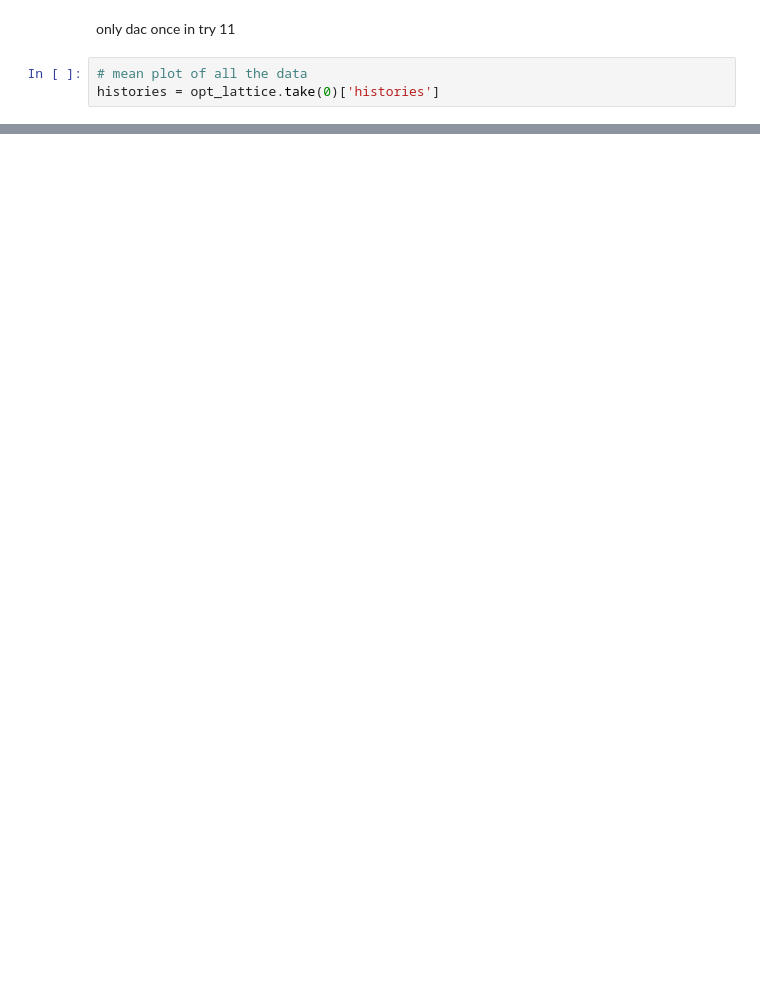
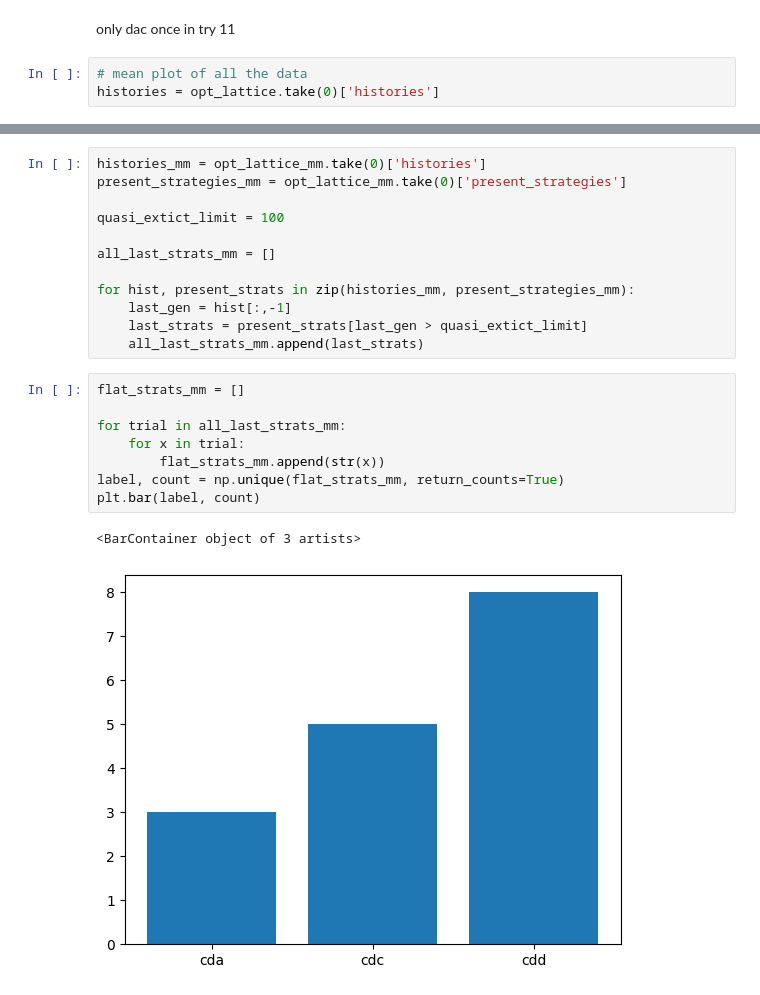
Before and after one commit to nicaudinet/spatial-evolution, a Jupyter notebook: analysis.ipynb, the cells around one changed output, grey strips where cells are left out. Saved outputs shown, nothing was run; the diff lists cells and outputs as text; blank space fills up the shorter version.

```diff
--- a/analysis.ipynb
+++ b/analysis.ipynb
@@ -56,0 +86,23 @@ histories = opt_lattice.take(0)['histories']
+# %%
+histories_mm = opt_lattice_mm.take(0)['histories']
+present_strategies_mm = opt_lattice_mm.take(0)['present_strategies']
+
+quasi_extict_limit = 100
+
+all_last_strats_mm = []
+
+for hist, present_strats in zip(histories_mm, present_strategies_mm):
+    last_gen = hist[:,-1]
+    last_strats = present_strats[last_gen > quasi_extict_limit]
+    all_last_strats_mm.append(last_strats)
+# %%
+flat_strats_mm = []
+
+for trial in all_last_strats_mm:
+    for x in trial:
+        flat_strats_mm.append(str(x))
+label, count = np.unique(flat_strats_mm, return_counts=True)
+plt.bar(label, count)
+# %% [output]
+<BarContainer object of 3 artists>
+[figure, added]
```
Also changed, not shown: parts of 9 cells of this notebook, 1 other file.
